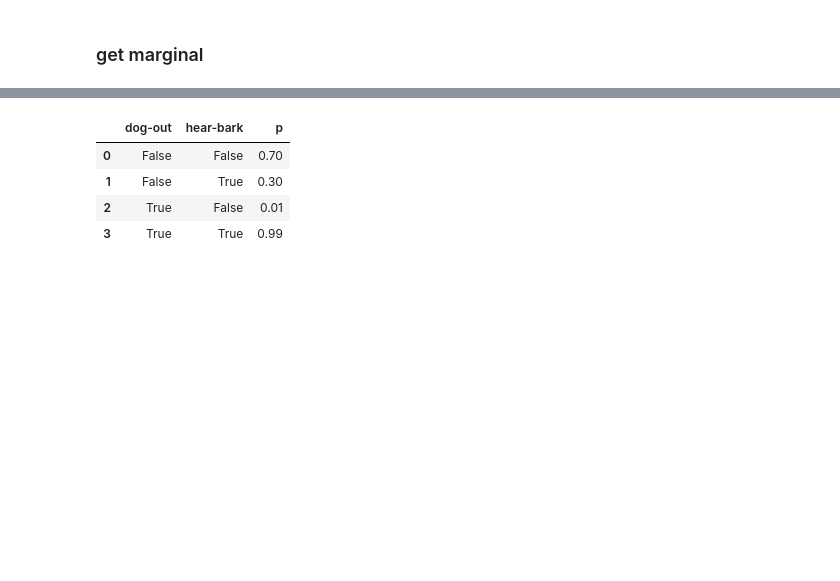
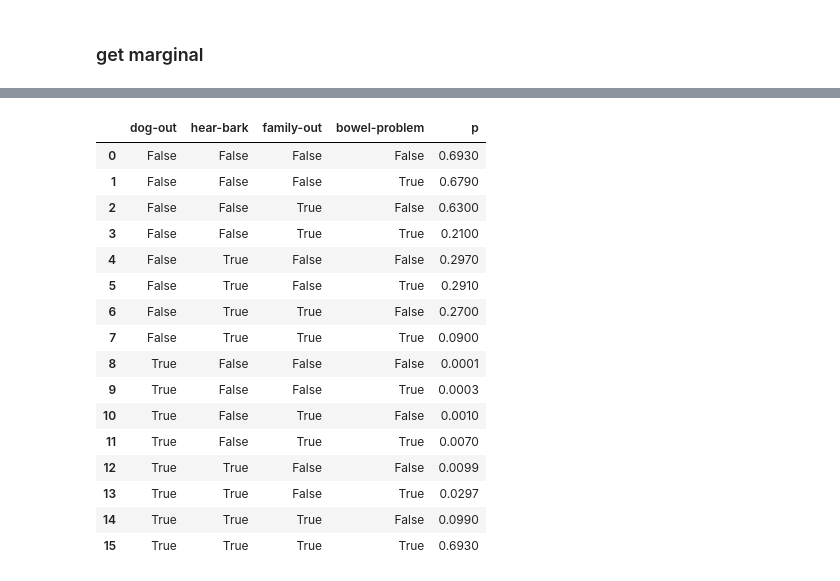
Before and after one commit to valbuc/KR-Project2, a Jupyter notebook: Task1.ipynb, the cells around one changed output, grey strips where cells are left out. Saved outputs shown, nothing was run; the diff lists cells and outputs as text; code cells hidden in the pictures; blank space fills up the shorter version.

```diff
--- a/Task1.ipynb
+++ b/Task1.ipynb
@@ -227,8 +207,0 @@ ValueError: No group keys passed!
-# %%
-bark
-# %% [output]
-|  | dog-out | hear-bark | p |
-| 0 | False | False | 0.70 |
-| 1 | False | True | 0.30 |
-| 2 | True | False | 0.01 |
-| 3 | True | True | 0.99 |
@@ -234,0 +300,43 @@ bark
+# %%
+def mult(factors: list):
+
+    variables = []
+    for factor in factors:
+        for var in factor.columns:
+            if var not in variables:
+                variables.append(var)
+    variables.remove('p')
+
+    intersect = set(factors[0].columns)
+    for factor in factors[1:]:
+        intersect.intersection_update(factor.columns)
+    intersect = list(intersect)
+    intersect.remove('p')
+
+    grand = factors[0]
+    for factor in factors[1:]:
+        grand = grand.merge(factor, how = 'outer', on = intersect)
+        grand['p'] = grand.apply(lambda row: row['p_x']*row['p_y'], axis = 1)
+        grand = grand.drop(['p_x', 'p_y'], axis = 1)
+
+    return grand
+# %%
+mult([bark, dog])
+# %% [output]
+|  | dog-out | hear-bark | family-out | bowel-problem | p |
+| 0 | False | False | False | False | 0.6930 |
+| 1 | False | False | False | True | 0.6790 |
+| 2 | False | False | True | False | 0.6300 |
+| 3 | False | False | True | True | 0.2100 |
+| 4 | False | True | False | False | 0.2970 |
+| 5 | False | True | False | True | 0.2910 |
+| 6 | False | True | True | False | 0.2700 |
+| 7 | False | True | True | True | 0.0900 |
+| 8 | True | False | False | False | 0.0001 |
+| 9 | True | False | False | True | 0.0003 |
+| 10 | True | False | True | False | 0.0010 |
+| 11 | True | False | True | True | 0.0070 |
+| 12 | True | True | False | False | 0.0099 |
+| 13 | True | True | False | True | 0.0297 |
+| 14 | True | True | True | False | 0.0990 |
+| 15 | True | True | True | True | 0.6930 |
```
Also changed, not shown: parts of 11 cells of this notebook, 1 other file.
